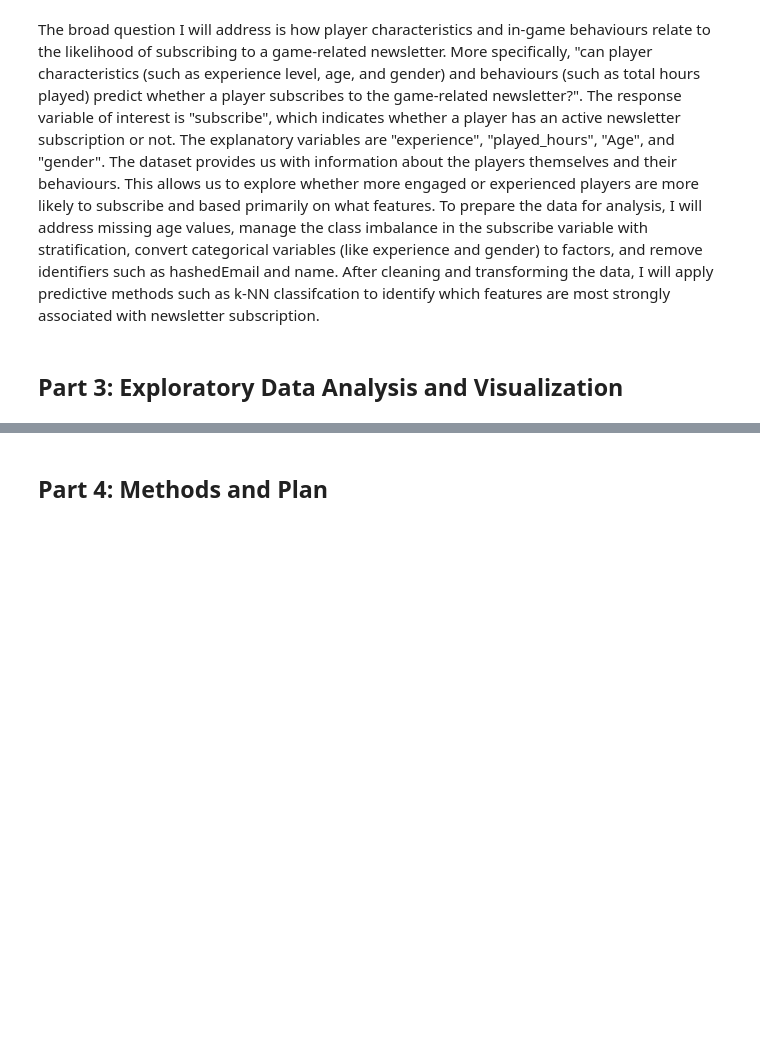
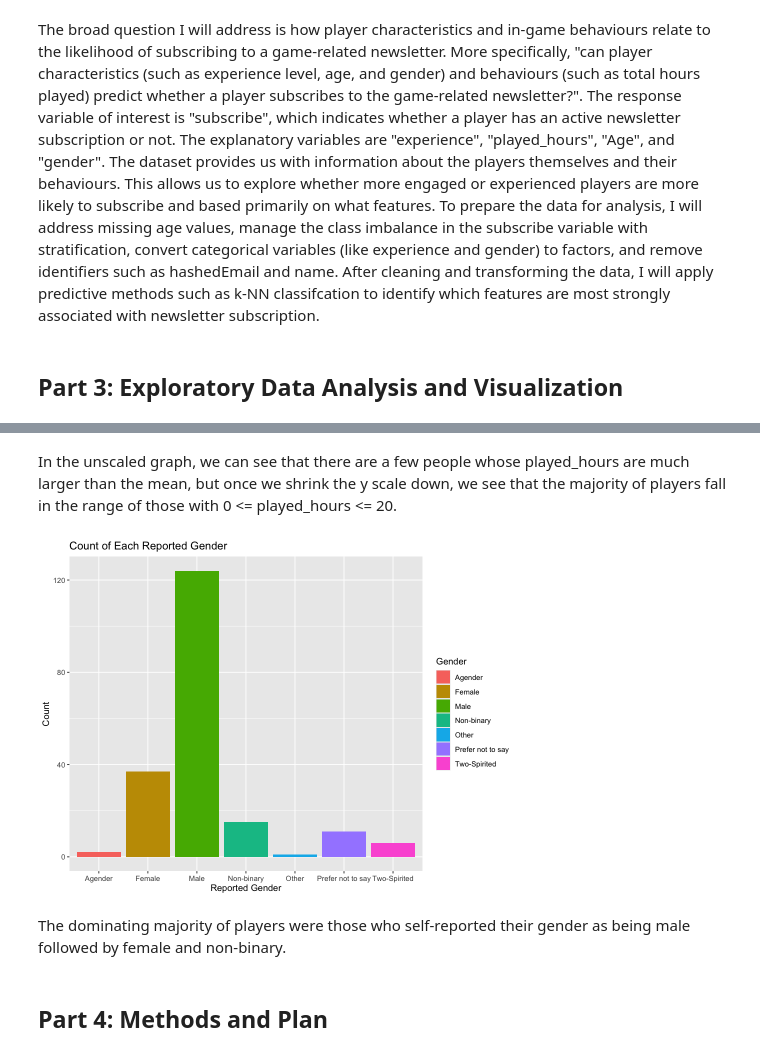
Before and after one commit to arian-d1/dsci100_planning_report, a Jupyter notebook: report.ipynb, the cells around one changed output, grey strips where cells are left out. Drawn from its saved outputs; the diff is of its cells as text; code cells hidden in the pictures; blank space fills up the shorter version.

```diff
--- a/report.ipynb
+++ b/report.ipynb
@@ -176,2 +274,16 @@ The broad question I will address is how player characteristics and in-game beha
+# %% [markdown]
+In the unscaled graph, we can see that there are a few people whose played_hours are much larger than the mean, but once we shrink the y scale down, we see that the majority of players fall in the range of those with 0 <= played_hours <= 20.
+# %%
+gender_plot <- players |>
+    ggplot(aes(x = gender, fill = gender)) +
+    geom_bar(stat = 'count') +
+    labs(x = "Reported Gender", y = "Count", title = "Count of Each Reported Gender",
+        fill = "Gender")
+
+gender_plot
+# %% [output]
+[figure, added]
+# %% [markdown]
+The dominating majority of players were those who self-reported their gender as being male followed by female and non-binary.
 # %% [markdown]
 ## Part 4: Methods and Plan
```
Also changed, not shown: parts of 12 cells of this notebook.
